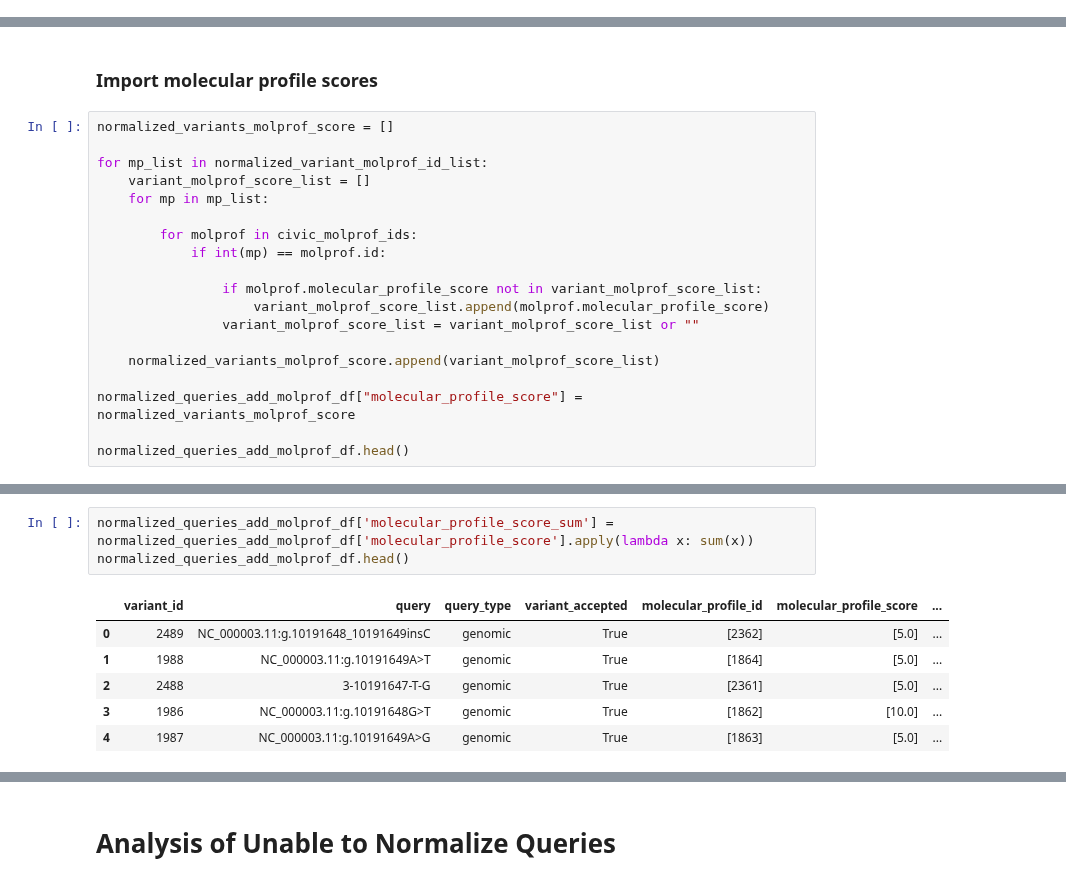
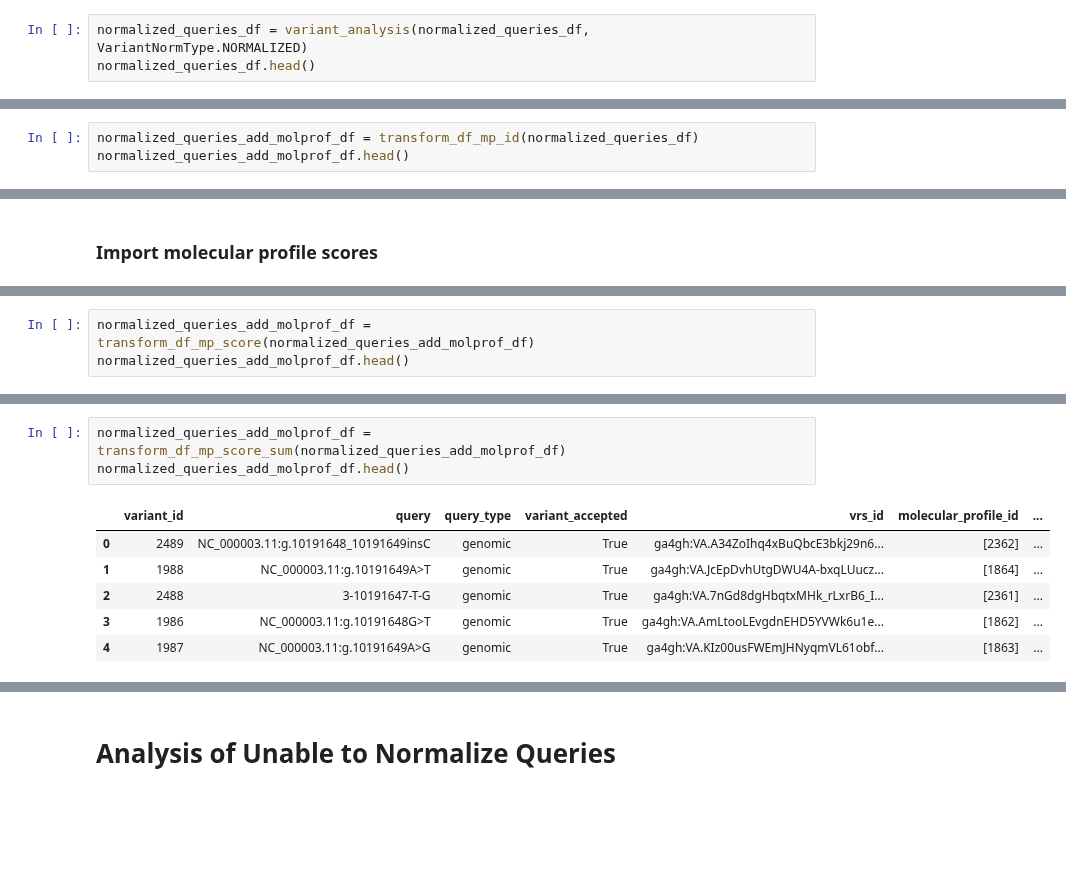
Before and after one commit to cancervariants/variation-normalization, a Jupyter notebook: notebooks/analysis/civic/civic_evidence_analysis.ipynb, the cells around one changed output, grey strips where cells are left out. Drawn from its saved outputs; the diff is of its cells as text; blank space fills up the shorter version.

```diff
--- a/notebooks/analysis/civic/civic_evidence_analysis.ipynb
+++ b/notebooks/analysis/civic/civic_evidence_analysis.ipynb
@@ -140,0 +359,3 @@ normalized_queries_add_evidence_df.head()
+# %%
+normalized_queries_df = variant_analysis(normalized_queries_df, VariantNormType.NORMALIZED)
+normalized_queries_df.head()
@@ -318,0 +435,3 @@ normalized_queries_add_molprof_df.head()
+# %%
+normalized_queries_add_molprof_df = transform_df_mp_id(normalized_queries_df)
+normalized_queries_add_molprof_df.head()
@@ -326,21 +450,2 @@ normalized_variant_molprof_id_list = list(normalized_queries_add_molprof_df["mol
 # %% [markdown]
 ### Import molecular profile scores
-# %%
-normalized_variants_molprof_score = []
-
-for mp_list in normalized_variant_molprof_id_list:
-    variant_molprof_score_list = []
-    for mp in mp_list:
-
-        for molprof in civic_molprof_ids:
-            if int(mp) == molprof.id:
-
-                if molprof.molecular_profile_score not in variant_molprof_score_list:
-                    variant_molprof_score_list.append(molprof.molecular_profile_score)
-                variant_molprof_score_list = variant_molprof_score_list or ""
-
-    normalized_variants_molprof_score.append(variant_molprof_score_list)
-
-normalized_queries_add_molprof_df["molecular_profile_score"] = normalized_variants_molprof_score
-
-normalized_queries_add_molprof_df.head()
@@ -353,0 +452,3 @@ normalized_queries_add_molprof_df.head()
+# %%
+normalized_queries_add_molprof_df = transform_df_mp_score(normalized_queries_add_molprof_df)
+normalized_queries_add_molprof_df.head()
@@ -359,11 +467,11 @@ normalized_queries_add_molprof_df.loc[normalized_queries_add_molprof_df['variant
 # %%
-normalized_queries_add_molprof_df['molecular_profile_score_sum'] = normalized_queries_add_molprof_df['molecular_profile_score'].apply(lambda x: sum(x))
+normalized_queries_add_molprof_df = transform_df_mp_score_sum(normalized_queries_add_molprof_df)
 normalized_queries_add_molprof_df.head()
 # %% [output]
-|  | variant_id | query | query_type | variant_accepted | molecular_profile_id | molecular_profile_score | ... |
-| 0 | 2489 | NC_000003.11:g.10191648_10191649insC | genomic | True | [2362] | [5.0] | ... |
-| 1 | 1988 | NC_000003.11:g.10191649A>T | genomic | True | [1864] | [5.0] | ... |
-| 2 | 2488 | 3-10191647-T-G | genomic | True | [2361] | [5.0] | ... |
-| 3 | 1986 | NC_000003.11:g.10191648G>T | genomic | True | [1862] | [10.0] | ... |
-| 4 | 1987 | NC_000003.11:g.10191649A>G | genomic | True | [1863] | [5.0] | ... |
+|  | variant_id | query | query_type | variant_accepted | vrs_id | molecular_profile_id | ... |
+| 0 | 2489 | NC_000003.11:g.10191648_10191649insC | genomic | True | ga4gh:VA.A34ZoIhq4xBuQbcE3bkj29n6... | [2362] | ... |
+| 1 | 1988 | NC_000003.11:g.10191649A>T | genomic | True | ga4gh:VA.JcEpDvhUtgDWU4A-bxqLUucz... | [1864] | ... |
+| 2 | 2488 | 3-10191647-T-G | genomic | True | ga4gh:VA.7nGd8dgHbqtxMHk_rLxrB6_I... | [2361] | ... |
+| 3 | 1986 | NC_000003.11:g.10191648G>T | genomic | True | ga4gh:VA.AmLtooLEvgdnEHD5YVWk6u1e... | [1862] | ... |
+| 4 | 1987 | NC_000003.11:g.10191649A>G | genomic | True | ga4gh:VA.KIz00usFWEmJHNyqmVL61obf... | [1863] | ... |
 # %%
```
Also changed, not shown: parts of 185 cells of this notebook.
